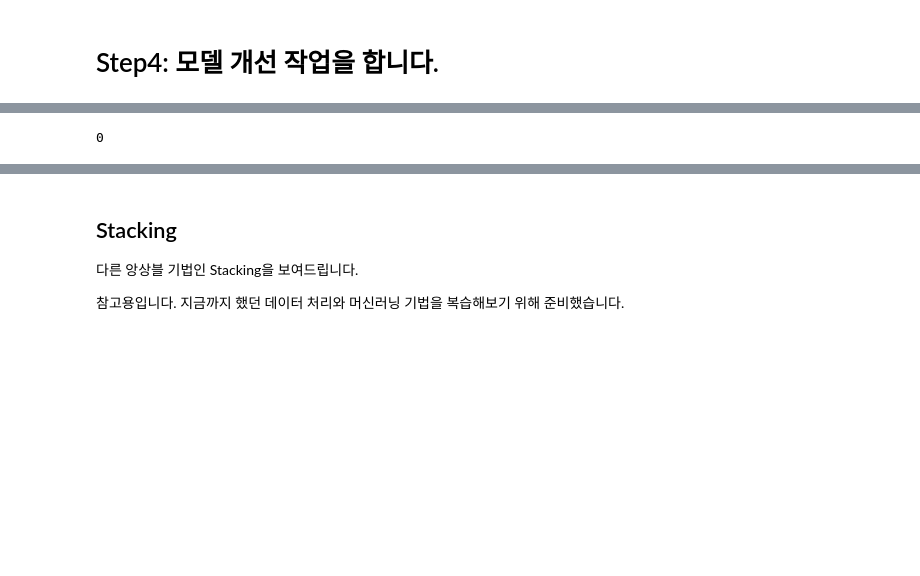
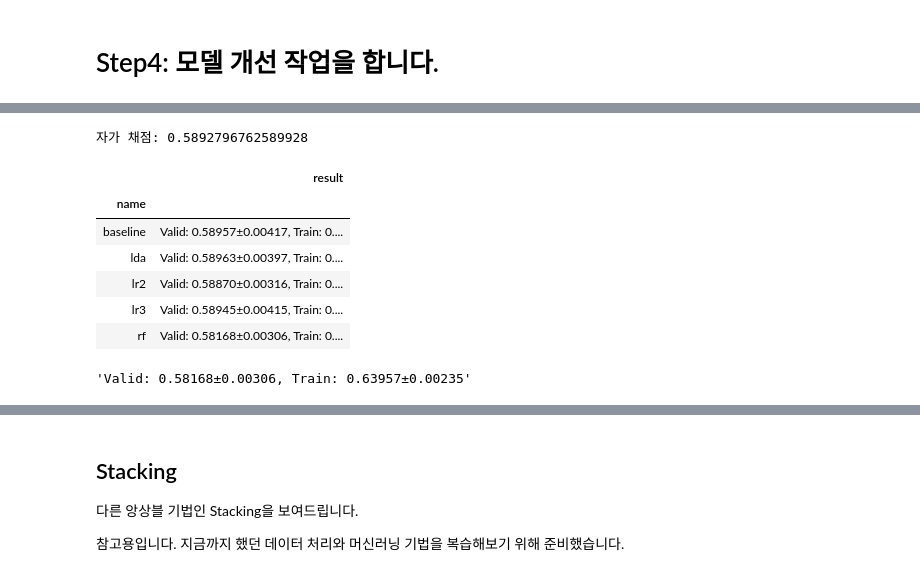
Before and after one commit to jw-koo/DS_lv3_2412, a Jupyter notebook: sec_ds_lv3_prob1_kaggle.ipynb, the cells around one changed output, grey strips where cells are left out. Saved outputs shown, nothing was run; the diff lists cells and outputs as text; code cells hidden in the pictures; blank space fills up the shorter version.

```diff
--- a/sec_ds_lv3_prob1_kaggle.ipynb
+++ b/sec_ds_lv3_prob1_kaggle.ipynb
@@ -438,17 +478,29 @@ eval_model('lda', clf_lda)
-# %%
-# RF: RandomForestClassifier: {'max_depth': 7, 'min_samples_split': 512, 'n_estimators': 15} 에서 튜닝
-
-from sklearn.ensemble import RandomForestClassifier
-ct = ColumnTransformer([
-    ('pt', 'passthrough', ['loading', 'na_1', 'na_2'] + ['measurement_{}'.format(i) for i in range(18)])
-])
-# TODO-with: 파라메터 튜닝: max_features - 입력변수간에 공선성이 많은 데이터셋에서 조정해볼만합니다.
-clf_rf = make_pipeline(ct, RandomForestClassifier(
-    n_estimators=100, max_depth=6, min_samples_split=512, random_state=123
-))
-eval_model('rf', clf_rf)
-# %% [output]
-0
+# %%
+prd = select_model(clf_lda)
+print("자가 채점: {}".format(roc_auc_score(s_ans, prd))) #0.5892299910071943
+# %% [output]
+자가 채점: 0.5892796762589928
+# %%
+# RF: RandomForestClassifier: {'max_depth': 7, 'min_samples_split': 512, 'n_estimators': 15} 에서 튜닝
+
+from sklearn.ensemble import RandomForestClassifier
+ct = ColumnTransformer([
+    ('pt', 'passthrough', ['loading', 'na_1', 'na_2'] + ['measurement_{}'.format(i) for i in range(18)])
+])
+# 파라메터 튜닝: max_features - 입력변수간에 공선성이 많은 데이터셋에서 조정해볼만합니다.
+clf_rf = make_pipeline(ct, RandomForestClassifier(
+    n_estimators=100, max_depth=6, min_samples_split=512, max_features=0.75, random_state=123
+))
+eval_model('rf', clf_rf)
+# %% [output]
+|  | result |
+| name |  |
+| baseline | Valid: 0.58957±0.00417, Train: 0.... |
+| lda | Valid: 0.58963±0.00397, Train: 0.... |
+| lr2 | Valid: 0.58870±0.00316, Train: 0.... |
+| lr3 | Valid: 0.58945±0.00415, Train: 0.... |
+| rf | Valid: 0.58168±0.00306, Train: 0.... |
+'Valid: 0.58168±0.00306, Train: 0.63957±0.00235'
 # %%
 # RF: RandomForestClassifier + LinearDiscriminantAnalysis
 
```
Also changed, not shown: parts of 17 cells of this notebook.
